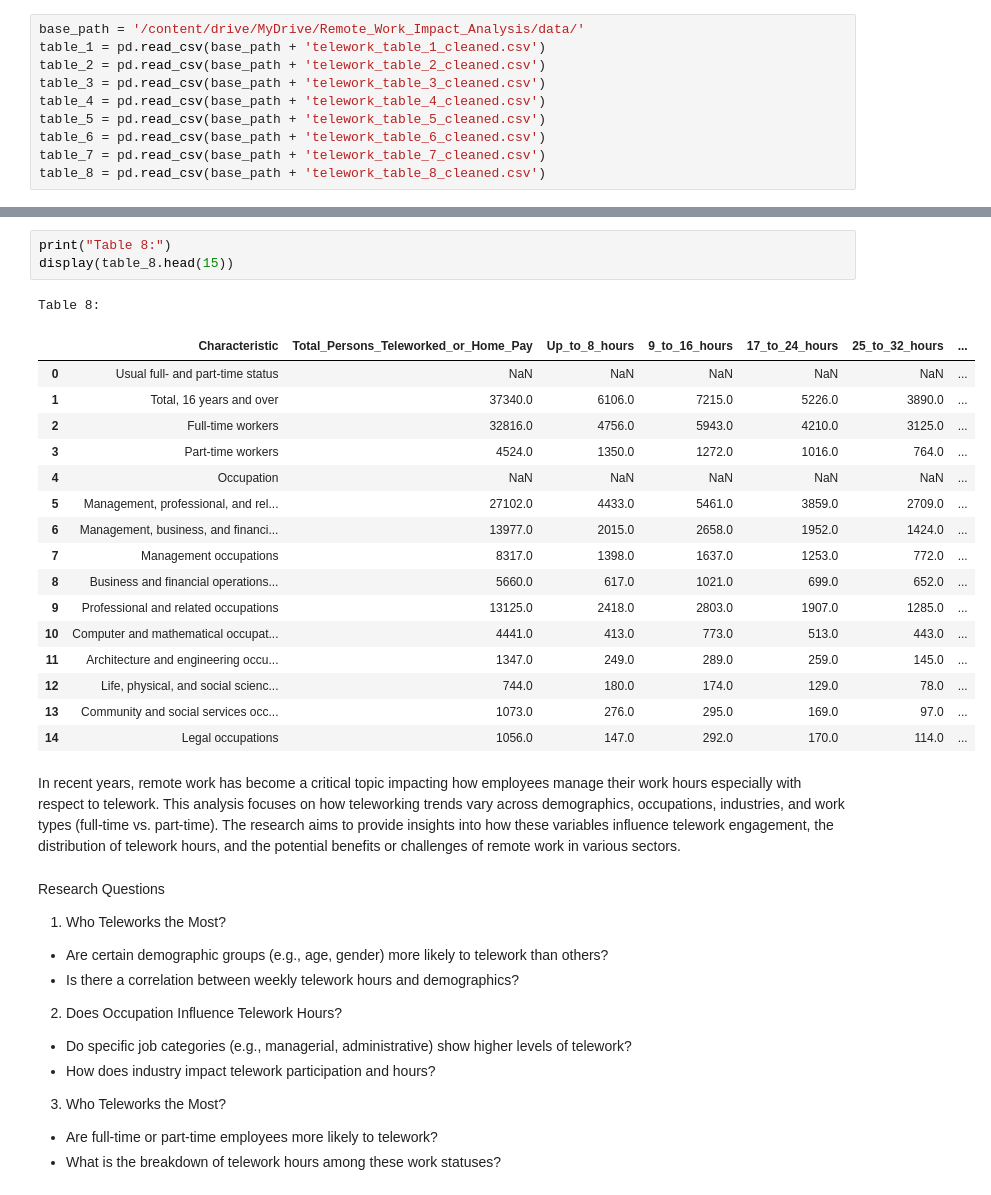
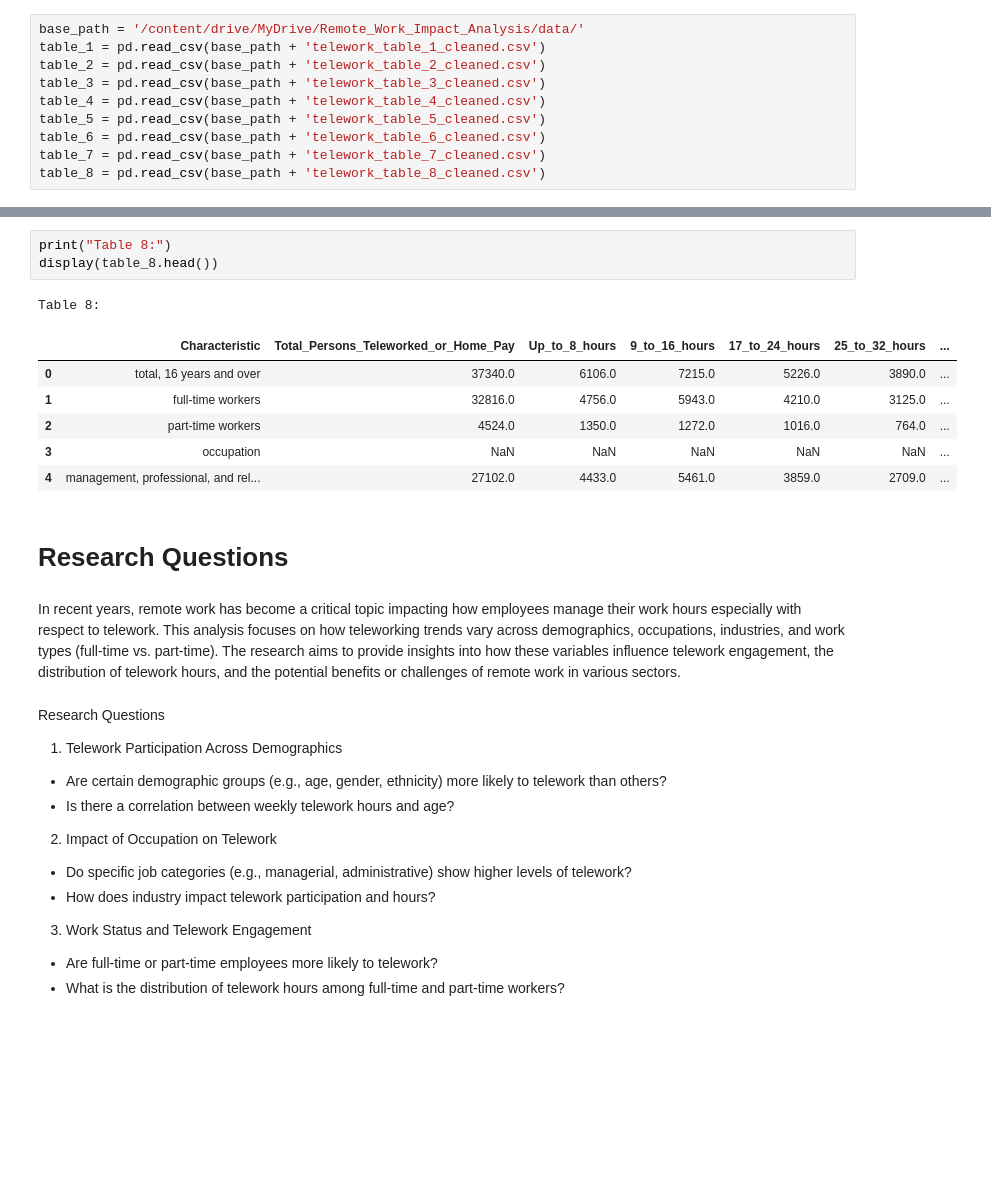
Before and after one commit to abd-abdur/Remote_Work_Impact_Analysis, a Jupyter notebook: Remote_Work_Impact_Analysis.ipynb, the cells around one changed output, grey strips where cells are left out. Drawn from its saved outputs; the diff is of its cells as text; blank space fills up the shorter version.

```diff
--- a/Remote_Work_Impact_Analysis.ipynb
+++ b/Remote_Work_Impact_Analysis.ipynb
@@ -130,37 +85,29 @@ Table 7:
 # %%
 print("Table 8:")
-display(table_8.head(15))
+display(table_8.head())
 # %% [output]
 Table 8:
 |  | Characteristic | Total_Persons_Teleworked_or_Home_Pay | Up_to_8_hours | 9_to_16_hours | 17_to_24_hours | 25_to_32_hours | ... |
-| 0 | Usual full- and part-time status | NaN | NaN | NaN | NaN | NaN | ... |
-| 1 | Total, 16 years and over | 37340.0 | 6106.0 | 7215.0 | 5226.0 | 3890.0 | ... |
-| 2 | Full-time workers | 32816.0 | 4756.0 | 5943.0 | 4210.0 | 3125.0 | ... |
-| 3 | Part-time workers | 4524.0 | 1350.0 | 1272.0 | 1016.0 | 764.0 | ... |
-| 4 | Occupation | NaN | NaN | NaN | NaN | NaN | ... |
-| 5 | Management, professional, and rel... | 27102.0 | 4433.0 | 5461.0 | 3859.0 | 2709.0 | ... |
-| 6 | Management, business, and financi... | 13977.0 | 2015.0 | 2658.0 | 1952.0 | 1424.0 | ... |
-| 7 | Management occupations | 8317.0 | 1398.0 | 1637.0 | 1253.0 | 772.0 | ... |
-| 8 | Business and financial operations... | 5660.0 | 617.0 | 1021.0 | 699.0 | 652.0 | ... |
-| 9 | Professional and related occupations | 13125.0 | 2418.0 | 2803.0 | 1907.0 | 1285.0 | ... |
-| 10 | Computer and mathematical occupat... | 4441.0 | 413.0 | 773.0 | 513.0 | 443.0 | ... |
-| 11 | Architecture and engineering occu... | 1347.0 | 249.0 | 289.0 | 259.0 | 145.0 | ... |
-| 12 | Life, physical, and social scienc... | 744.0 | 180.0 | 174.0 | 129.0 | 78.0 | ... |
-| 13 | Community and social services occ... | 1073.0 | 276.0 | 295.0 | 169.0 | 97.0 | ... |
-| 14 | Legal occupations | 1056.0 | 147.0 | 292.0 | 170.0 | 114.0 | ... |
+| 0 | total, 16 years and over | 37340.0 | 6106.0 | 7215.0 | 5226.0 | 3890.0 | ... |
+| 1 | full-time workers | 32816.0 | 4756.0 | 5943.0 | 4210.0 | 3125.0 | ... |
+| 2 | part-time workers | 4524.0 | 1350.0 | 1272.0 | 1016.0 | 764.0 | ... |
+| 3 | occupation | NaN | NaN | NaN | NaN | NaN | ... |
+| 4 | management, professional, and rel... | 27102.0 | 4433.0 | 5461.0 | 3859.0 | 2709.0 | ... |
+# %% [markdown]
+# Research Questions
 # %% [markdown]
 In recent years, remote work has become a critical topic impacting how employees manage their work hours especially with respect to telework. This analysis focuses on how teleworking trends vary across demographics, occupations, industries, and work types (full-time vs. part-time). The research aims to provide insights into how these variables influence telework engagement, the distribution of telework hours, and the potential benefits or challenges of remote work in various sectors.
 # %% [markdown]
 Research Questions
 
 
-1.   Who Teleworks the Most?
-   *  Are certain demographic groups (e.g., age, gender) more likely to telework than others?
-   *  Is there a correlation between weekly telework hours and demographics?
+1.   Telework Participation Across Demographics
+   *  Are certain demographic groups (e.g., age, gender, ethnicity) more likely to telework than others?
+   *  Is there a correlation between weekly telework hours and age?
 
-2.   Does Occupation Influence Telework Hours?
+2.    Impact of Occupation on Telework
    *  Do specific job categories (e.g., managerial, administrative) show higher levels of telework?
    *  How does industry impact telework participation and hours?
-3.   Who Teleworks the Most?
+3.   Work Status and Telework Engagement
    *  Are full-time or part-time employees more likely to telework?
-   *  What is the breakdown of telework hours among these work statuses?
+   *  What is the distribution of telework hours among full-time and part-time workers?
```
Also changed, not shown: parts of 33 cells of this notebook.
